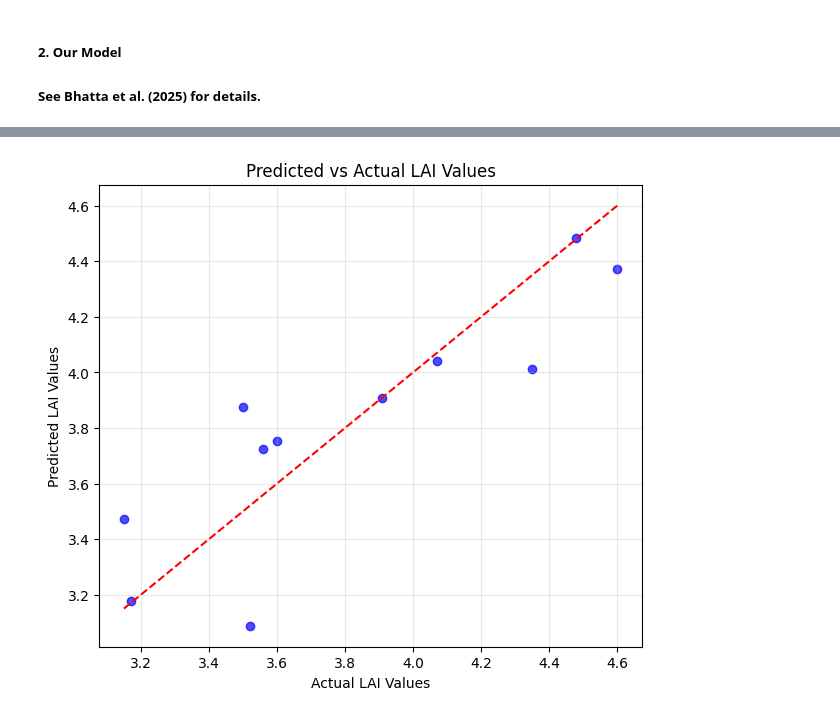
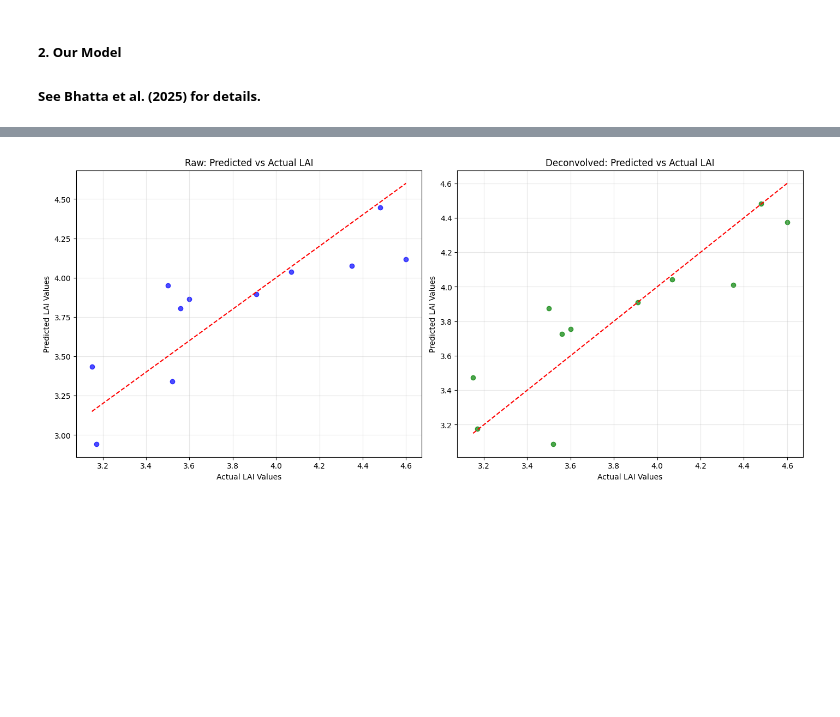
Before and after one commit to Bhatta6190/Waveform-LiDAR-Analysis, a Jupyter notebook: Novel-LAI-estimation/Analysis_file.ipynb, the cells around one changed output, grey strips where cells are left out. Cells and saved outputs as stored; diff of their text form; code cells hidden in the pictures; blank space fills up the shorter version.

```diff
--- a/Novel-LAI-estimation/Analysis_file.ipynb
+++ b/Novel-LAI-estimation/Analysis_file.ipynb
@@ -683,7 +680,7 @@ def plot_waveform_and_gaussians(waveform, params, title='Gaussian Decomposition
 
 
 # Example usage
-waveform = processed[9]
+waveform = final_decon_waveforms[9]
 params = decompose_waveform(waveform, prominence_factor=0.15)
 if params is not None:
     plot_waveform_and_gaussians(waveform, params)
@@ -726,7 +723,7 @@ def gap_probability(params, rho_ratio=2.5):
 # Calculate gap_probability for all waveforms
 gap_data_float64 = []
 
-for waveform in processed:
+for waveform in final_decon_waveforms:
     params = decompose_waveform(waveform)
 
     if params is not None:
@@ -1169,14 +1213,0 @@ Pearson correlation between LAI and Gini Coefficient: -0.835
-# %%
-## M. OLS model
-
-# Ensure data is in numpy array format
-X1 = GC  # GC
-X2 = np.log(centroids)  # log(C)
-X3 = np.log(RWE)  # log(RWE)
-Y = lai_values  # LAI
-X = np.column_stack((X1, X2, X3))
-X = sm.add_constant(X)
-model = sm.OLS(Y, X).fit()
-
-# Print model summary
-print(model.summary())
@@ -1227,14 +1315,28 @@ Pearson r: 0.865
 # %%
 ## Plot predicted vs actual LAI values
 
-predicted_lai = model.predict(X)
-plt.figure(figsize=(7, 6))
-plt.scatter(Y, predicted_lai, color='blue', alpha=0.7)
-plt.plot([min(Y), max(Y)], [min(Y), max(Y)], color='red', linestyle='--')
-plt.xlabel('Actual LAI Values')
-plt.ylabel('Predicted LAI Values')
-plt.title('Predicted vs Actual LAI Values')
-plt.grid(True, alpha=0.3)
+# Predictions
+predicted_lai_raw = model_raw.predict(X_raw)
+predicted_lai_decon = model_decon.predict(X_decon)
+
+fig, axes = plt.subplots(1, 2, figsize=(14, 6), constrained_layout=True)
+
+# Plot for Raw
+axes[0].scatter(Y, predicted_lai_raw, color='blue', alpha=0.7)
+axes[0].plot([min(Y), max(Y)], [min(Y), max(Y)], color='red', linestyle='--')
+axes[0].set_xlabel('Actual LAI Values')
+axes[0].set_ylabel('Predicted LAI Values')
+axes[0].set_title('Raw: Predicted vs Actual LAI')
+axes[0].grid(True, alpha=0.3)
+
+# Plot for Deconvolved
+axes[1].scatter(Y, predicted_lai_decon, color='green', alpha=0.7)
+axes[1].plot([min(Y), max(Y)], [min(Y), max(Y)], color='red', linestyle='--')
+axes[1].set_xlabel('Actual LAI Values')
+axes[1].set_ylabel('Predicted LAI Values')
+axes[1].set_title('Deconvolved: Predicted vs Actual LAI')
+axes[1].grid(True, alpha=0.3)
+
 plt.show()
 # %% [output]
-[figure, old version]
+[figure, new version]
```
Also changed, not shown: parts of 18 cells of this notebook.
